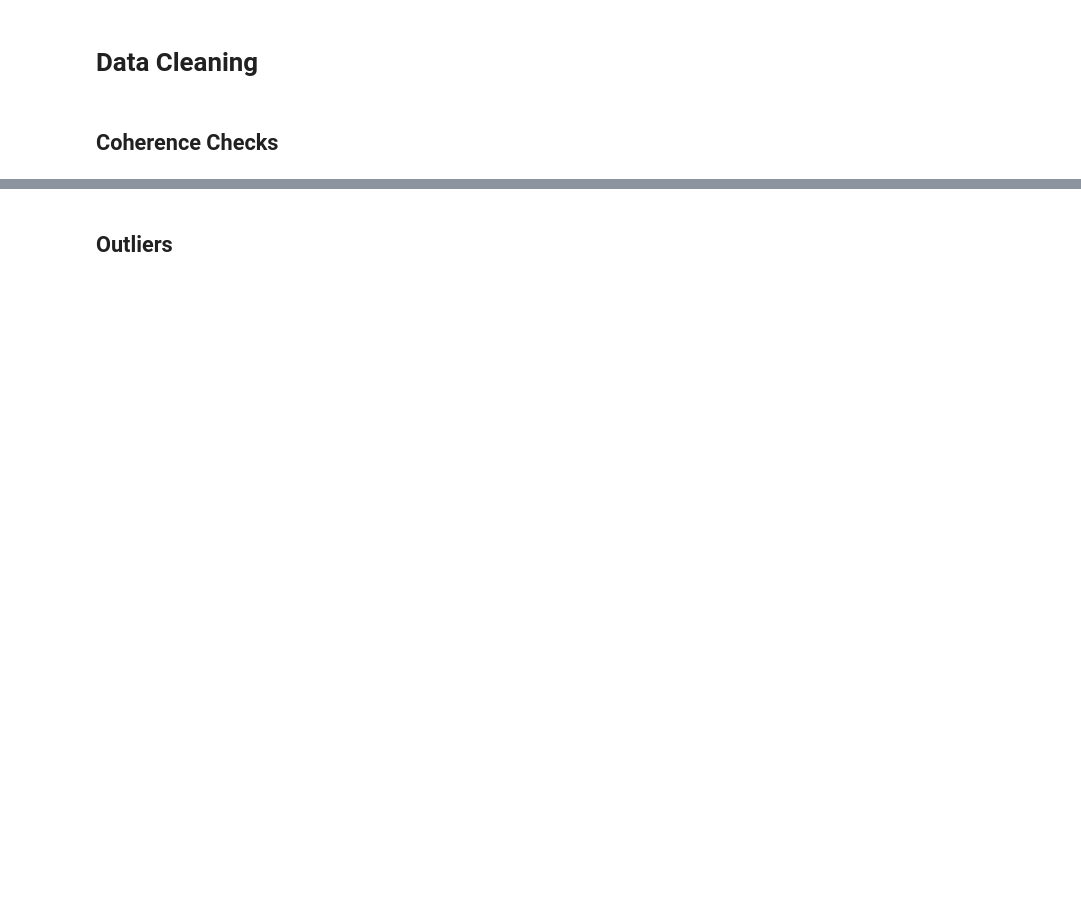
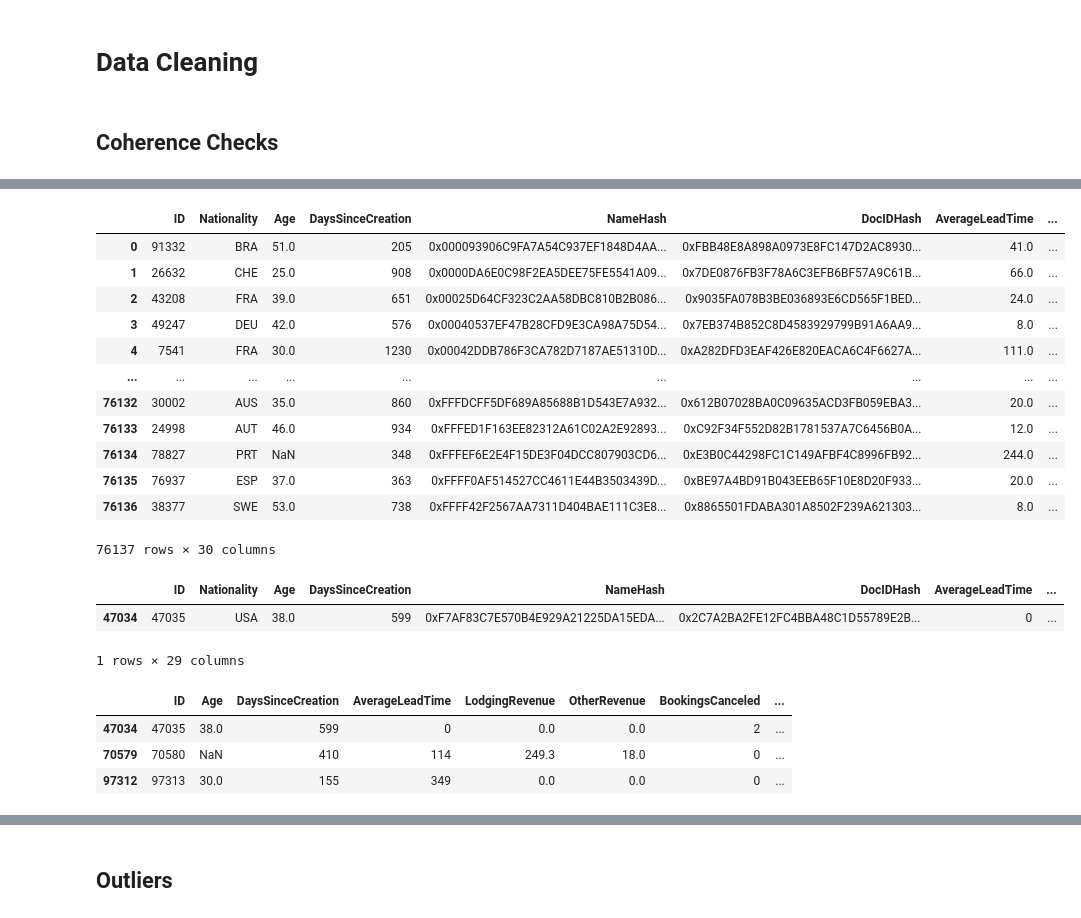
Before and after one commit to pmfs-alves/BCDS_Proj1_Segmentation, a Jupyter notebook: David.ipynb, the cells around one changed output, grey strips where cells are left out. Saved outputs shown, nothing was run; the diff lists cells and outputs as text; code cells hidden in the pictures; blank space fills up the shorter version.

```diff
--- a/David.ipynb
+++ b/David.ipynb
@@ -193,0 +208,4 @@ Length: 107566, dtype: int64
+# %%
+# we considered records from the same person when they share the same Namehash, DocIdHash and Nationality
+df_clean["GroupbyId"] = df_clean["NameHash"] + df_clean["DocIDHash"] + df_clean["Nationality"]
+df_clean["GroupbyId"].value_counts()
@@ -193,0 +229,3 @@ Length: 107566, dtype: int64
+# %%
+df_clean["TotalBookings"] = df_clean["BookingsCanceled"] + df_clean["BookingsNoShowed"] + df_clean["BookingsCheckedIn"]
+df_clean["TotalLeadTime"] = df_clean["TotalBookings"] * df_clean["AverageLeadTime"]
@@ -193,0 +242,61 @@ Length: 107566, dtype: int64
+# %%
+gb1 = df_clean.loc[:, ["GroupbyId", "TotalBookings", "TotalLeadTime", "LodgingRevenue", "OtherRevenue","BookingsCanceled", "BookingsNoShowed",
+                 "BookingsCheckedIn", "PersonsNights", "RoomNights"]].groupby(by="GroupbyId").sum()
+gb2 = df_clean.loc[:, ["GroupbyId", "Age"]].groupby(by="GroupbyId").mean()
+gb3 = df_clean.loc[:, ["GroupbyId", "DaysSinceCreation"]].groupby(by="GroupbyId").max() # oldest DaysSinceCreation
+
+# Getting ID, Nationality, NameHash and DocIDHash from oldest registed record from a customer
+gb3 = pd.merge(gb3.reset_index(), df_clean[["ID", "Nationality", 'NameHash', 'DocIDHash', "GroupbyId", "DaysSinceCreation"]],
+               how="left", on=["GroupbyId", "DaysSinceCreation"])
+gb3 = gb3.drop_duplicates(subset=["GroupbyId", "DaysSinceCreation"]).set_index("GroupbyId") # a person might have the same GroupId and DaysSinceCreation
+
+# Getting value of the remaining variables corresponding to the most recent registed account
+gb_temp = df_clean.loc[:, ["GroupbyId", "DaysSinceCreation"]].groupby(by="GroupbyId").min() # most recent DaysSinceCreation
+gb4 = pd.merge(gb_temp.reset_index(), df_clean[['SRHighFloor', 'SRLowFloor', 'SRAccessibleRoom', 'SRMediumFloor', 'SRBathtub', 'SRShower', 'SRCrib',
+                                  'SRKingSizeBed', 'SRTwinBed', 'SRNearElevator', 'SRAwayFromElevator', 'SRNoAlcoholInMiniBar', 'SRQuietRoom',
+                                  'DistributionChannel', 'MarketSegment', "GroupbyId", "DaysSinceCreation"]],
+               how="left", on=["GroupbyId", "DaysSinceCreation"])
+gb4 = gb4.drop_duplicates(subset=["GroupbyId", "DaysSinceCreation"]).drop("DaysSinceCreation", axis=1).set_index("GroupbyId") # a person might have the same GroupId and DaysSinceCreation
+
+# concatenate group by dfs
+gb_df = pd.concat([gb1, gb2, gb3, gb4], axis=1).reset_index()
+
+# calculate average lead time
+gb_df["AverageLeadTime"] = gb_df["TotalLeadTime"] / gb_df["TotalBookings"]
+
+# ordering columns
+gb_df = gb_df[df_clean.columns]
+
+# dropping columns
+gb_df.drop(["GroupbyId", "TotalLeadTime"], axis=1, inplace=True)
+
+gb_df
+# %% [output]
+|  | ID | Nationality | Age | DaysSinceCreation | NameHash | DocIDHash | AverageLeadTime | ... |
+| 0 | 91332 | BRA | 51.0 | 205 | 0x000093906C9FA7A54C937EF1848D4AA... | 0xFBB48E8A898A0973E8FC147D2AC8930... | 41.0 | ... |
+| 1 | 26632 | CHE | 25.0 | 908 | 0x0000DA6E0C98F2EA5DEE75FE5541A09... | 0x7DE0876FB3F78A6C3EFB6BF57A9C61B... | 66.0 | ... |
+| 2 | 43208 | FRA | 39.0 | 651 | 0x00025D64CF323C2AA58DBC810B2B086... | 0x9035FA078B3BE036893E6CD565F1BED... | 24.0 | ... |
+| 3 | 49247 | DEU | 42.0 | 576 | 0x00040537EF47B28CFD9E3CA98A75D54... | 0x7EB374B852C8D4583929799B91A6AA9... | 8.0 | ... |
+| 4 | 7541 | FRA | 30.0 | 1230 | 0x00042DDB786F3CA782D7187AE51310D... | 0xA282DFD3EAF426E820EACA6C4F6627A... | 111.0 | ... |
+| ... | ... | ... | ... | ... | ... | ... | ... | ... |
+| 76132 | 30002 | AUS | 35.0 | 860 | 0xFFFDCFF5DF689A85688B1D543E7A932... | 0x612B07028BA0C09635ACD3FB059EBA3... | 20.0 | ... |
+| 76133 | 24998 | AUT | 46.0 | 934 | 0xFFFED1F163EE82312A61C02A2E92893... | 0xC92F34F552D82B1781537A7C6456B0A... | 12.0 | ... |
+| 76134 | 78827 | PRT | NaN | 348 | 0xFFFEF6E2E4F15DE3F04DCC807903CD6... | 0xE3B0C44298FC1C149AFBF4C8996FB92... | 244.0 | ... |
+| 76135 | 76937 | ESP | 37.0 | 363 | 0xFFFF0AF514527CC4611E44B3503439D... | 0xBE97A4BD91B043EEB65F10E8D20F933... | 20.0 | ... |
+| 76136 | 38377 | SWE | 53.0 | 738 | 0xFFFF42F2567AA7311D404BAE111C3E8... | 0x8865501FDABA301A8502F239A621303... | 8.0 | ... |
+76137 rows × 30 columns
+# %%
+df_clean.loc[df_clean["BookingsCheckedIn"]==0]
+# %% [output]
+|  | ID | Nationality | Age | DaysSinceCreation | NameHash | DocIDHash | AverageLeadTime | ... |
+| 47034 | 47035 | USA | 38.0 | 599 | 0xF7AF83C7E570B4E929A21225DA15EDA... | 0x2C7A2BA2FE12FC4BBA48C1D55789E2B... | 0 | ... |
+1 rows × 29 columns
+# %%
+metric_df.loc[(metric_df["BookingsCheckedIn"]==0) &
+              ((metric_df["AverageLeadTime"]!=0) | (metric_df["LodgingRevenue"]!=0) | (metric_df["OtherRevenue"]!=0) | (metric_df["BookingsCanceled"]!=0) |
+               (metric_df["BookingsNoShowed"]!=0) | (metric_df["BookingsCheckedIn"]!=0) | (metric_df["PersonsNights"]!=0))]
+# %% [output]
+|  | ID | Age | DaysSinceCreation | AverageLeadTime | LodgingRevenue | OtherRevenue | BookingsCanceled | ... |
+| 47034 | 47035 | 38.0 | 599 | 0 | 0.0 | 0.0 | 2 | ... |
+| 70579 | 70580 | NaN | 410 | 114 | 249.3 | 18.0 | 0 | ... |
+| 97312 | 97313 | 30.0 | 155 | 349 | 0.0 | 0.0 | 0 | ... |
```
Also changed, not shown: parts of 16 cells of this notebook, 1 other file.
